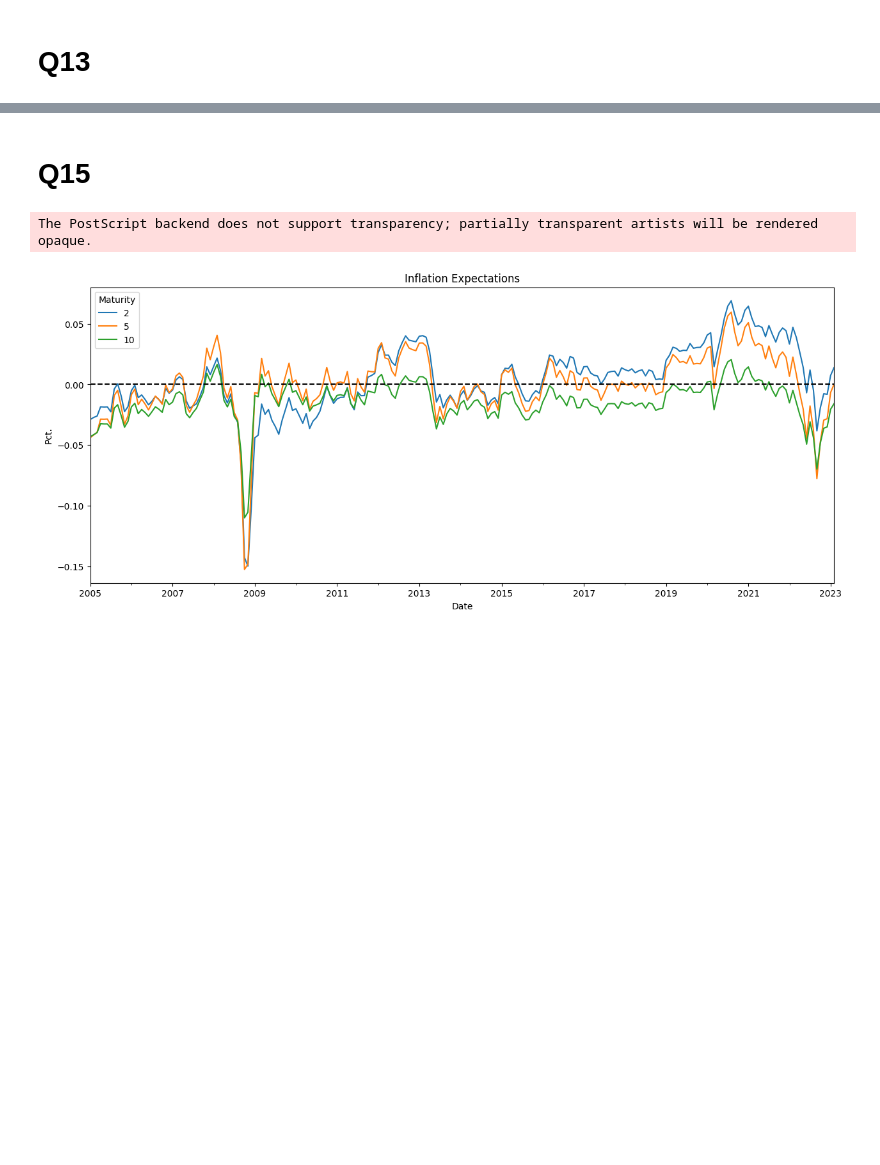
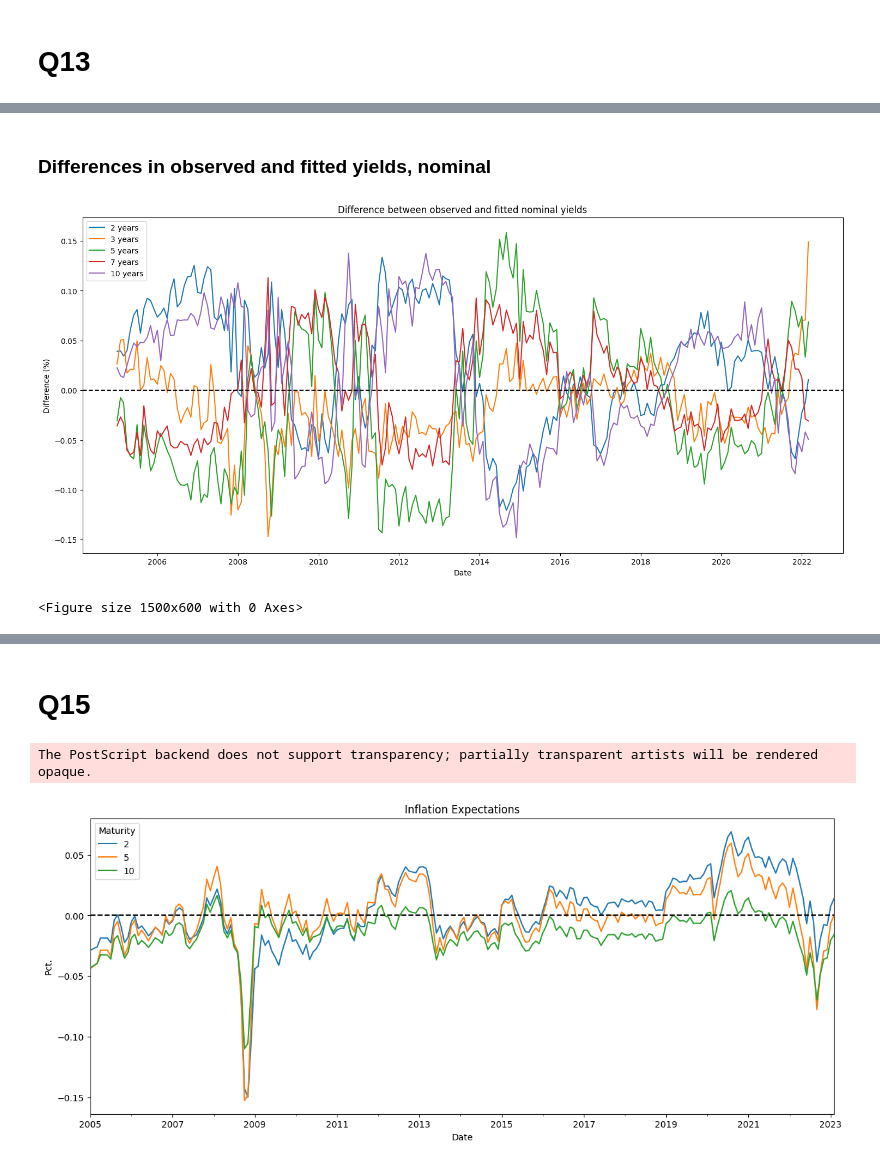
Before and after one commit to EmilieMunkedal/Bachelor, a Jupyter notebook: notebook-1 (1).ipynb, the cells around one changed output, grey strips where cells are left out. Saved outputs shown, nothing was run; the diff lists cells and outputs as text; code cells hidden in the pictures; blank space fills up the shorter version.

```diff
--- a/notebook-1 (1).ipynb
+++ b/notebook-1 (1).ipynb
@@ -707,0 +725,31 @@ The PostScript backend does not support transparency; partially transparent arti
+# %% [markdown]
+### Differences in observed and fitted yields, nominal
+# %%
+# Plot observed yields - fitted yields
+df_diff_02 = df.iloc[:, 0]-(df_fit.iloc[:, 0]*(100))
+df_diff_03 = df.iloc[:, 1]-(df_fit.iloc[:, 1]*(100))
+df_diff_05 = df.iloc[:, 2]-(df_fit.iloc[:, 2]*(100))
+df_diff_07 = df.iloc[:, 3]-(df_fit.iloc[:, 3]*(100))
+df_diff_10 = df.iloc[:, 4]-(df_fit.iloc[:, 4]*(100))
+
+# Plot observed yields - fitted yields
+fig, ax = plt.subplots(figsize=(18, 8))
+
+ax.plot(df_diff_02.index, df_diff_02.values, label='2 years')
+ax.plot(df_diff_03.index, df_diff_03.values, label='3 years')
+ax.plot(df_diff_05.index, df_diff_05.values, label='5 years')
+ax.plot(df_diff_07.index, df_diff_07.values, label='7 years')
+ax.plot(df_diff_10.index, df_diff_10.values, label='10 years')
+
+ax.axhline(y=0, color='black', linestyle='--')
+
+ax.set_xlabel('Date')
+ax.set_ylabel('Difference (%)')
+ax.set_title('Difference between observed and fitted nominal yields')
+ax.legend()
+
+plt.show()
+plt.savefig('diff_nominal.eps',format='eps')
+# %% [output]
+[figure, added]
+<Figure size 1500x600 with 0 Axes>
```
Also changed, not shown: parts of 7 cells of this notebook, 20 other files.
